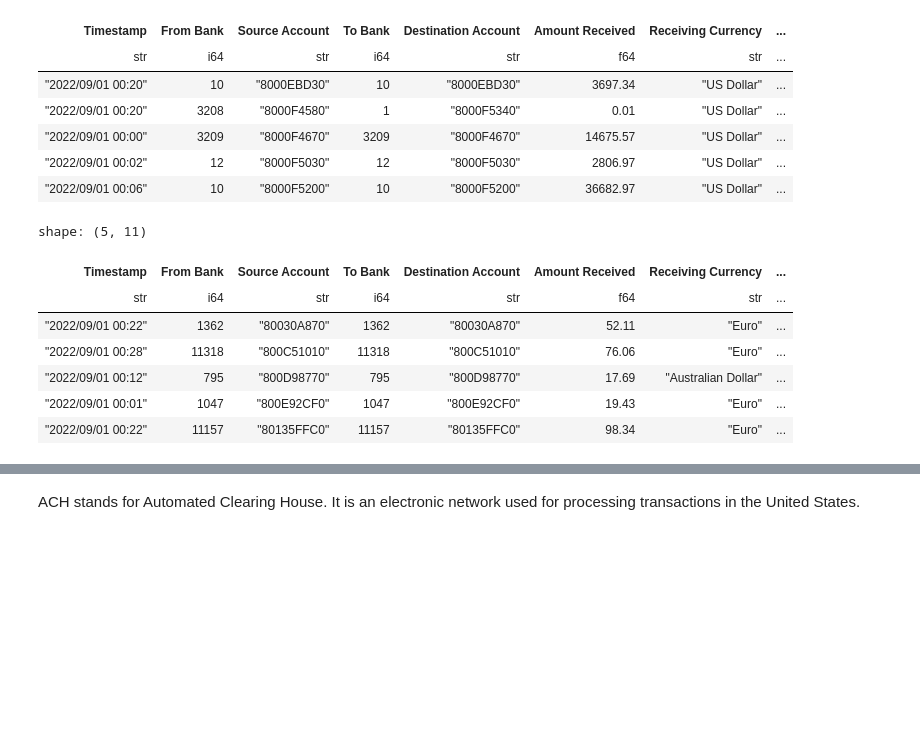
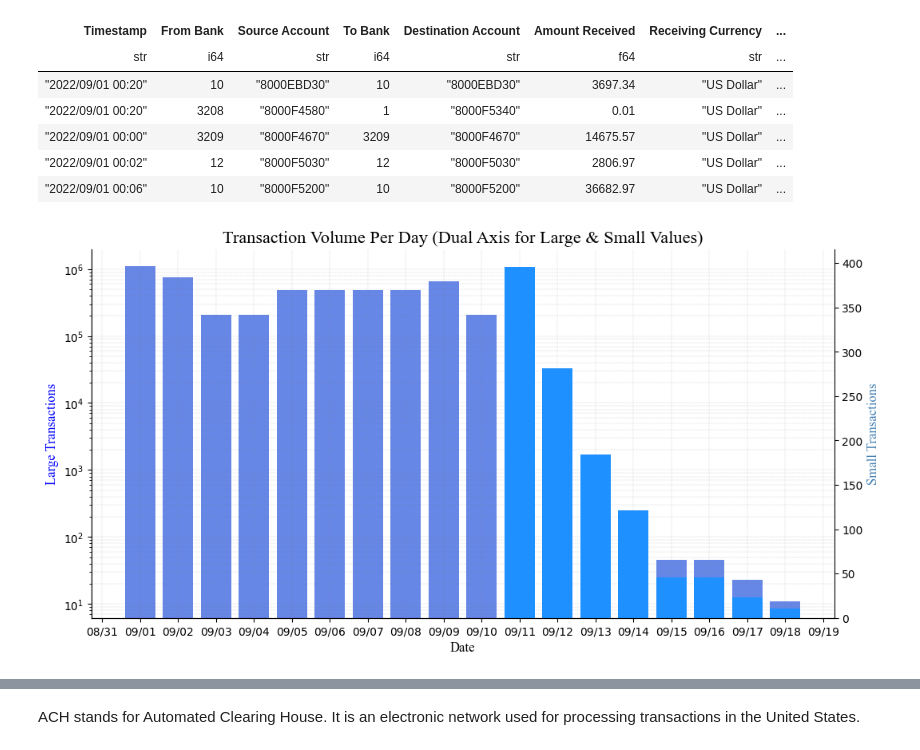
Before and after one commit to pablo-fdz/networks_final_project, a Jupyter notebook: eda_ibm.ipynb, the cells around one changed output, grey strips where cells are left out. Drawn from its saved outputs; the diff is of its cells as text; code cells hidden in the pictures; blank space fills up the shorter version.

```diff
--- a/eda_ibm.ipynb
+++ b/eda_ibm.ipynb
@@ -44,15 +46,4 @@ shape: (5, 11)
 | "2022/09/01 00:00" | 3209 | "8000F4670" | 3209 | "8000F4670" | 14675.57 | "US Dollar" | ... |
 | "2022/09/01 00:02" | 12 | "8000F5030" | 12 | "8000F5030" | 2806.97 | "US Dollar" | ... |
 | "2022/09/01 00:06" | 10 | "8000F5200" | 10 | "8000F5200" | 36682.97 | "US Dollar" | ... |
-# %%
-df.filter(df["Amount Received"] != df["Amount Paid"]).head()
-# %% [output]
-shape: (5, 11)
-| Timestamp | From Bank | Source Account | To Bank | Destination Account | Amount Received | Receiving Currency | ... |
-| str | i64 | str | i64 | str | f64 | str | ... |
-| "2022/09/01 00:22" | 1362 | "80030A870" | 1362 | "80030A870" | 52.11 | "Euro" | ... |
-| "2022/09/01 00:28" | 11318 | "800C51010" | 11318 | "800C51010" | 76.06 | "Euro" | ... |
-| "2022/09/01 00:12" | 795 | "800D98770" | 795 | "800D98770" | 17.69 | "Australian Dollar" | ... |
-| "2022/09/01 00:01" | 1047 | "800E92CF0" | 1047 | "800E92CF0" | 19.43 | "Euro" | ... |
-| "2022/09/01 00:22" | 11157 | "80135FFC0" | 11157 | "80135FFC0" | 98.34 | "Euro" | ... |
 # %%
@@ -62 +53,38 @@ df = df.with_columns(
 )
+# %%
+daily_transactions = (
+    df.group_by(pl.col("Timestamp").dt.truncate("1d"))
+    .agg(pl.len().alias("Transaction Count"))
+    .sort("Timestamp")  # Ensure chronological order
+)
+
+ig, ax1 = plt.subplots(figsize=(12, 6))
+df_pd = daily_transactions.to_pandas()
+
+# large transactions axis (left)
+ax1.bar(df_pd["Timestamp"], df_pd["Transaction Count"], color="royalblue", alpha=0.8)
+ax1.set_ylabel("Large Transactions", color="blue", fontsize=12, fontname="Times New Roman")
+ax1.set_yscale("log")
+#grid lines
+ax1.grid(which="both", linestyle="--", linewidth=0.3, color="gray", alpha=0.4)
+
+# small transactions axis (right)
+ax2 = ax1.twinx()
+ax2.set_facecolor("#FFF5E1")
+small_transactions = df_pd[df_pd["Transaction Count"] < 500]
+ax2.bar(small_transactions["Timestamp"], small_transactions["Transaction Count"], color="dodgerblue", alpha=1)
+ax2.set_ylabel("Small Transactions", color="steelblue", fontsize=12, fontname="Times New Roman")
+
+ax1.xaxis.set_major_formatter(mdates.DateFormatter("%m/%d"))
+ax1.xaxis.set_major_locator(mdates.DayLocator(interval=1))
+
+plt.title("Transaction Volume Per Day (Dual Axis for Large & Small Values)", fontsize=16, fontname="Times New Roman")
+ax1.set_xlabel("Date", fontsize=12, fontname="Times New Roman")
+plt.xticks(rotation=0, fontsize=10, fontname="Times New Roman")
+
+ax1.spines["top"].set_visible(False)
+ax2.spines["top"].set_visible(False)
+ax1.spines["right"].set_visible(False)
+plt.show()
+# %% [output]
+[figure, added]
```
Also changed, not shown: parts of 12 cells of this notebook.
